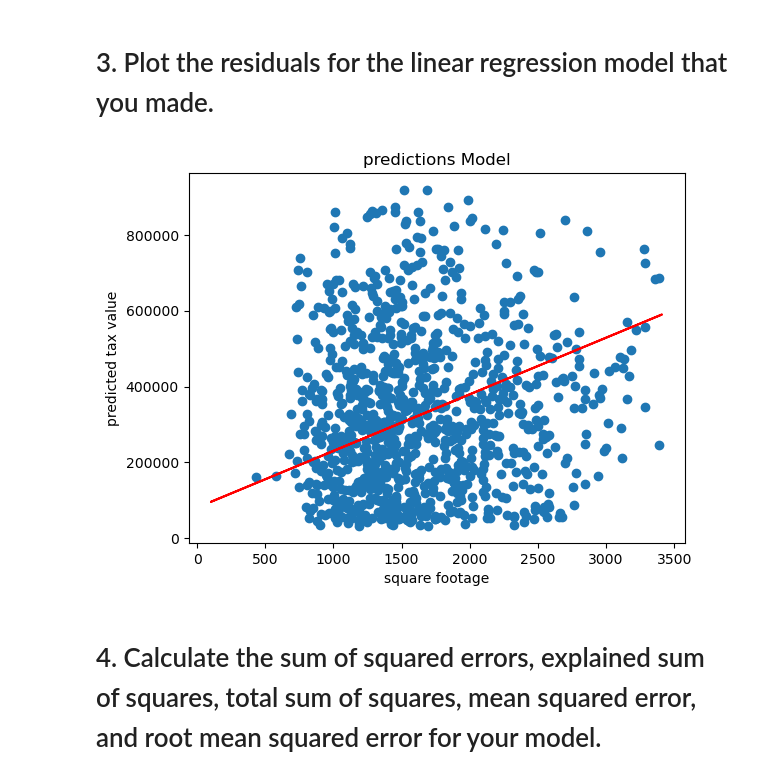
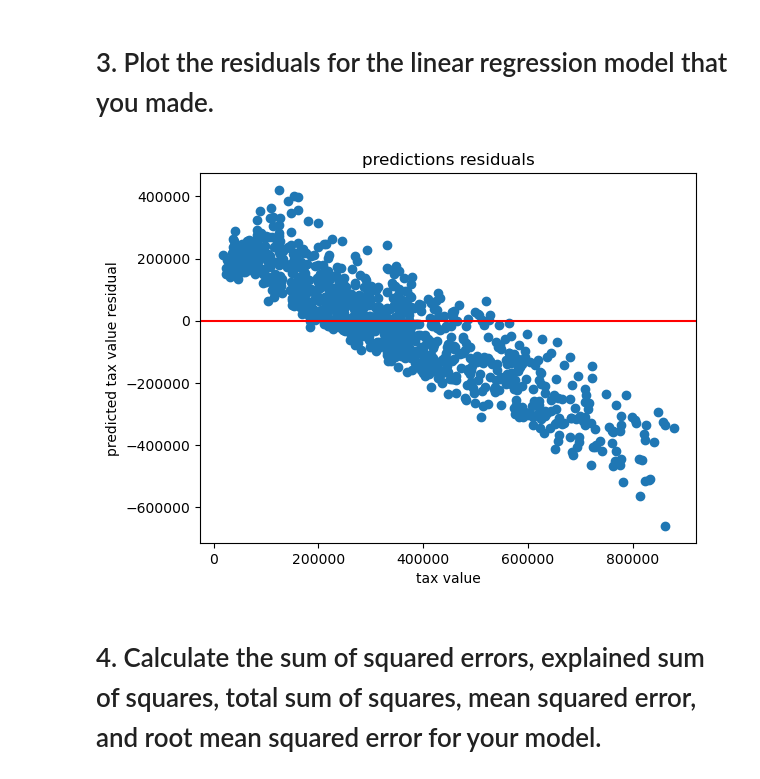
Before and after one commit to Adam-Harris87/regression-exercises, a Jupyter notebook: evaluate.ipynb, the cells around one changed output. Drawn from its saved outputs; the diff is of its cells as text; code cells hidden in the pictures.

```diff
--- a/evaluate.ipynb
+++ b/evaluate.ipynb
@@ -27,17 +27,18 @@ train['yhat'] = model.predict(X)
 # %% [markdown]
 # 3. Plot the residuals for the linear regression model that you made.
 # %%
-plt.scatter(train.area.sample(1000), train.tax_value.sample(1000))
+samp = train.sample(1000)
+plt.scatter(samp.tax_value, (samp.yhat - samp.tax_value))
 
 # The lineplot is my regression line used for predictions
-plt.plot(train.area, train.yhat, color='red')
+plt.axhline(0, color='red')
 
-plt.xlabel('square footage')
-plt.ylabel('predicted tax value')
-plt.title('predictions Model')
+plt.xlabel('tax value')
+plt.ylabel('predicted tax value residual')
+plt.title('predictions residuals')
 plt.show()
 # %% [output]
-[figure, old version]
+[figure, new version]
 # %% [markdown]
 # 4. Calculate the sum of squared errors, explained sum of squares, total sum of squares, mean squared error, and root mean squared error for your model.
 # %% [markdown]
```
Also changed, not shown: parts of 5 cells of this notebook, 2 other files.
